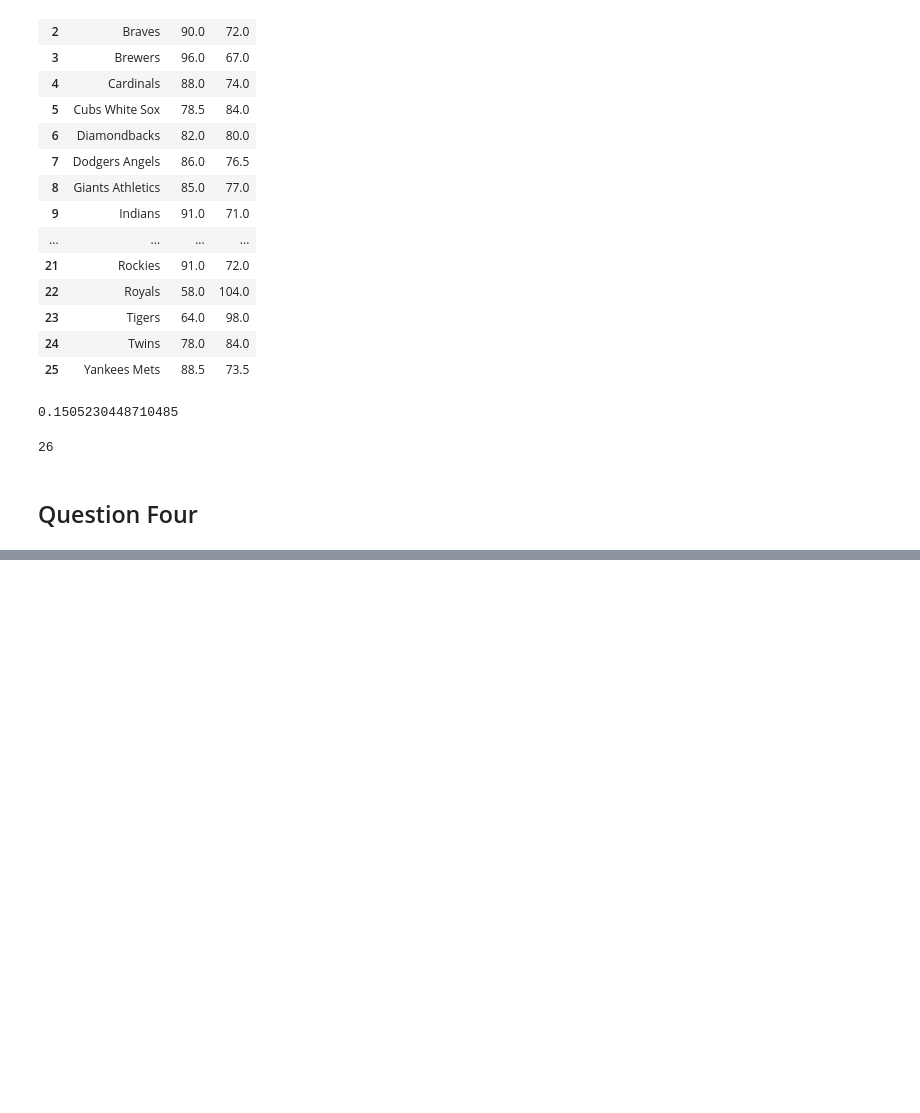
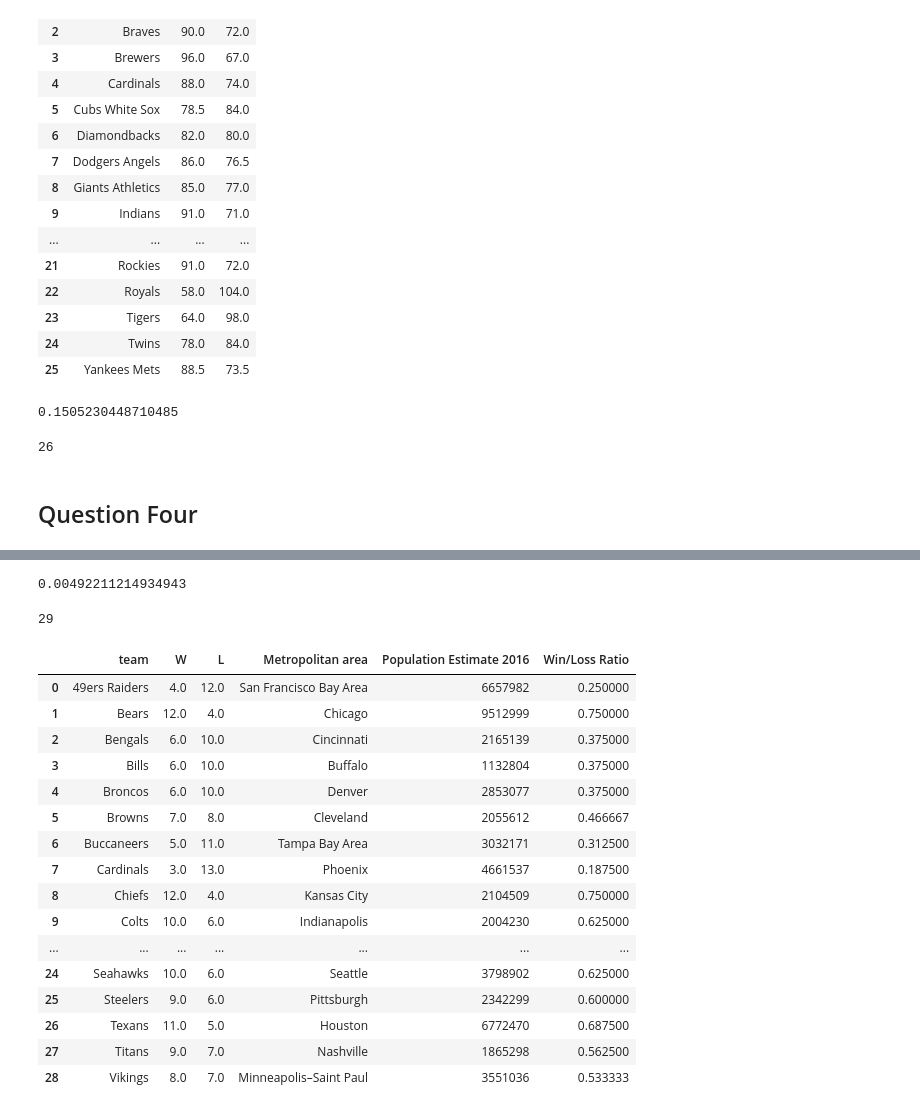
Before and after one commit to brunofbpaula/DataScience-UM-Coursera, a Jupyter notebook: Assignments/Scratches/Assignment4MU.ipynb, the cells around one changed output, grey strips where cells are left out. Cells and saved outputs as stored; diff of their text form; code cells hidden in the pictures; blank space fills up the shorter version.

Commit message:
Add answer four

```diff
--- a/Assignments/Scratches/Assignment4MU.ipynb
+++ b/Assignments/Scratches/Assignment4MU.ipynb
@@ -1028,0 +1141,11 @@ def nfl_correlation():
+# %%
+# Separating teams and cities and standardizing names
+nfl_2018['team'] = nfl_2018.team.apply(lambda x: x.rsplit(None, 1)[-1])
+nfl_2018.loc[38, 'team'] = '49ers Raiders'
+nfl_2018.loc[19, 'team'] = '49ers Raiders'
+nfl_2018.loc[17, 'team'] = 'Rams Chargers'
+nfl_2018.loc[36, 'team'] = 'Rams Chargers'
+nfl_2018.loc[4, 'team'] = 'Giants Jets'
+nfl_2018.loc[24, 'team'] = 'Giants Jets'
+
+nfl_2018
@@ -1028,0 +1170,6 @@ def nfl_correlation():
+# %%
+# Keeping only columns of interest
+cities.rename(columns={'Population (2016 est.)[8]': 'Population Estimate 2016', 'NFL': 'team'}, inplace=True)
+cities = cities[['Metropolitan area', 'Population Estimate 2016', 'team']]
+cities['team'] = cities.team.apply(lambda x: re.findall('([\w\s]*)\[', x)[0] if '[' in x else x)
+cities
@@ -1028,0 +1199,10 @@ def nfl_correlation():
+# %%
+# Asserting datatypes
+nfl_2018.W = nfl_2018.W.astype(float)
+nfl_2018.L = nfl_2018.L.astype(float)
+
+# Grouping teams from the same city
+nfl_2018 = nfl_2018.groupby(by='team')['W', 'L'].mean()
+nfl_2018.reset_index(inplace=True)
+
+nfl_2018
@@ -1028,0 +1227,41 @@ def nfl_correlation():
+# %%
+# Merging DataFrames
+merged = pd.merge(nfl_2018, cities, how='inner', on='team')
+merged.W = merged.W.astype(float)
+merged.L = merged.L.astype(float)
+
+# Creating Win/Loss Ratio column
+merged['Win/Loss Ratio'] = merged.W/(merged.W + merged.L)
+
+# Passing in values
+population_by_region = pd.to_numeric(merged['Population Estimate 2016'], errors='coerce')
+win_loss_by_region = pd.to_numeric(merged['Win/Loss Ratio'], errors='coerce')
+
+answer = stats.pearsonr(population_by_region, win_loss_by_region)[0]
+answer
+# %% [output]
+0.00492211214934943
+# %%
+len(merged)
+# %% [output]
+29
+# %%
+merged
+# %% [output]
+|  | team | W | L | Metropolitan area | Population Estimate 2016 | Win/Loss Ratio |
+| 0 | 49ers Raiders | 4.0 | 12.0 | San Francisco Bay Area | 6657982 | 0.250000 |
+| 1 | Bears | 12.0 | 4.0 | Chicago | 9512999 | 0.750000 |
+| 2 | Bengals | 6.0 | 10.0 | Cincinnati | 2165139 | 0.375000 |
+| 3 | Bills | 6.0 | 10.0 | Buffalo | 1132804 | 0.375000 |
+| 4 | Broncos | 6.0 | 10.0 | Denver | 2853077 | 0.375000 |
+| 5 | Browns | 7.0 | 8.0 | Cleveland | 2055612 | 0.466667 |
+| 6 | Buccaneers | 5.0 | 11.0 | Tampa Bay Area | 3032171 | 0.312500 |
+| 7 | Cardinals | 3.0 | 13.0 | Phoenix | 4661537 | 0.187500 |
+| 8 | Chiefs | 12.0 | 4.0 | Kansas City | 2104509 | 0.750000 |
+| 9 | Colts | 10.0 | 6.0 | Indianapolis | 2004230 | 0.625000 |
+| ... | ... | ... | ... | ... | ... | ... |
+| 24 | Seahawks | 10.0 | 6.0 | Seattle | 3798902 | 0.625000 |
+| 25 | Steelers | 9.0 | 6.0 | Pittsburgh | 2342299 | 0.600000 |
+| 26 | Texans | 11.0 | 5.0 | Houston | 6772470 | 0.687500 |
+| 27 | Titans | 9.0 | 7.0 | Nashville | 1865298 | 0.562500 |
+| 28 | Vikings | 8.0 | 7.0 | Minneapolis–Saint Paul | 3551036 | 0.533333 |
```
Also changed, not shown: parts of 12 cells of this notebook.
